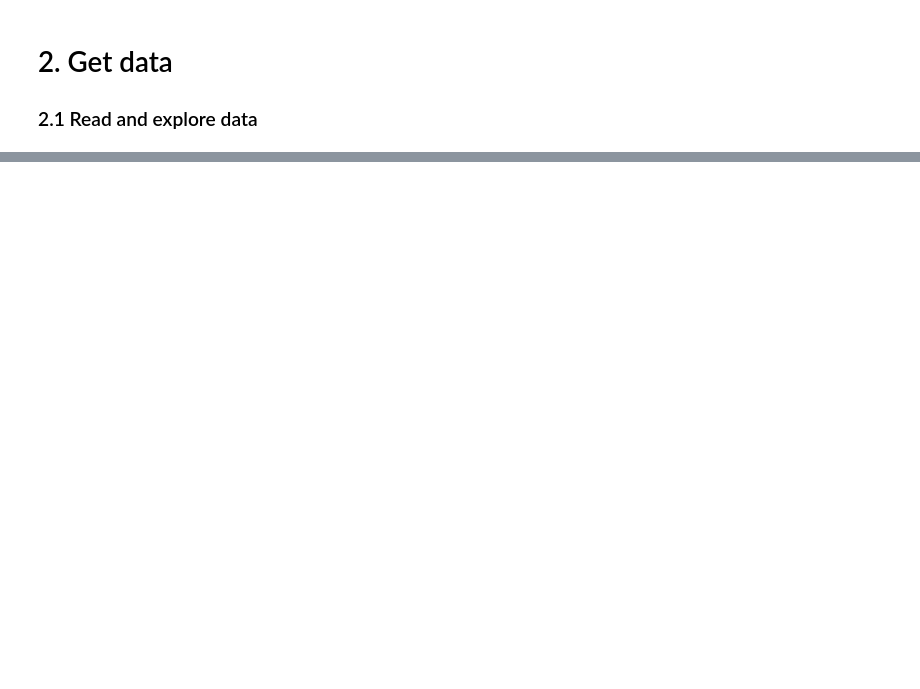
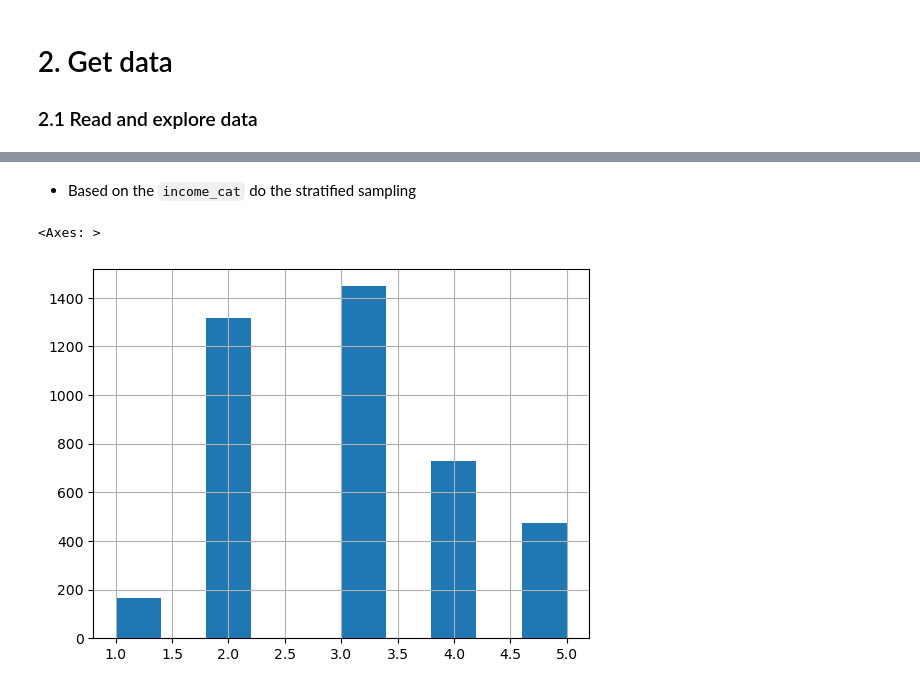
Before and after one commit to tienphatnguyendev/housing_price_prediction, a Jupyter notebook: Housing Price Prediction.ipynb, the cells around one changed output, grey strips where cells are left out. Saved outputs shown, nothing was run; the diff lists cells and outputs as text; code cells hidden in the pictures; blank space fills up the shorter version.

```diff
--- a/Housing Price Prediction.ipynb
+++ b/Housing Price Prediction.ipynb
@@ -55,0 +123,16 @@ housing_data.head()
+# %% [markdown]
+- Based on the `income_cat` do the stratified sampling
+# %%
+from sklearn.model_selection import StratifiedShuffleSplit
+
+split = StratifiedShuffleSplit(
+    n_splits = 1,
+    test_size=0.2,
+    random_state=21)
+for train_i, test_i in split.split(housing_data, housing_data['income_cat']):
+    train_set = housing_data.loc[train_i]
+    test_set = housing_data.loc[test_i]
+test_set['income_cat'].hist()
+# %% [output]
+<Axes: >
+[figure, added]
```
Also changed, not shown: parts of 15 cells of this notebook.
